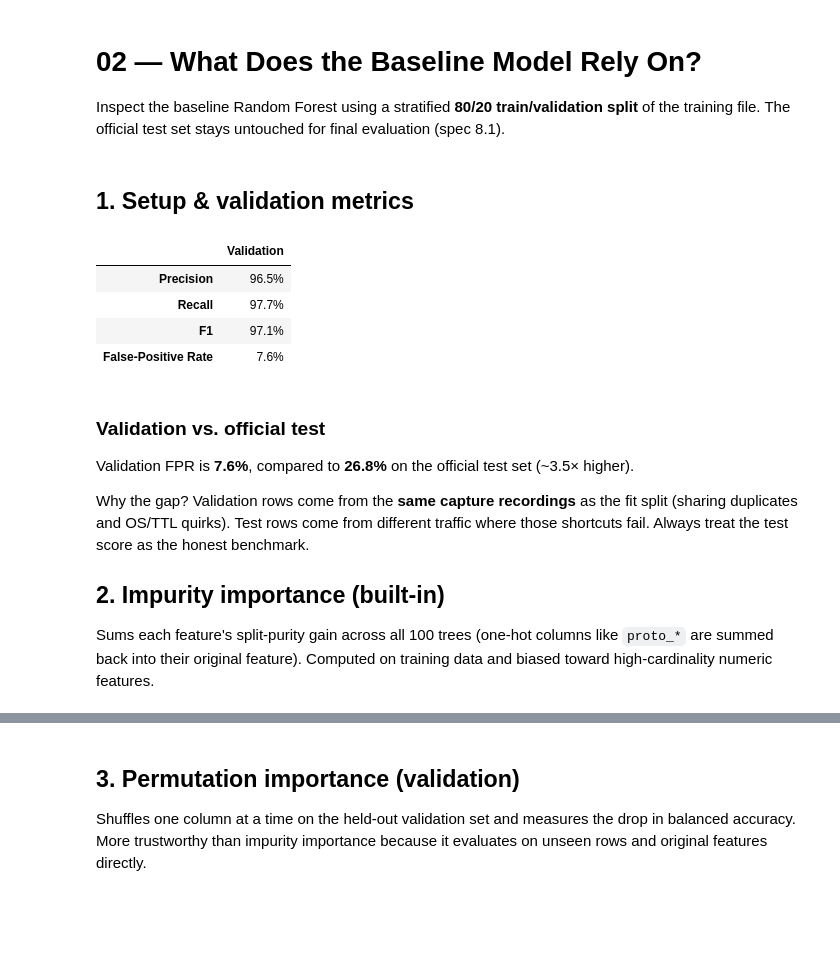
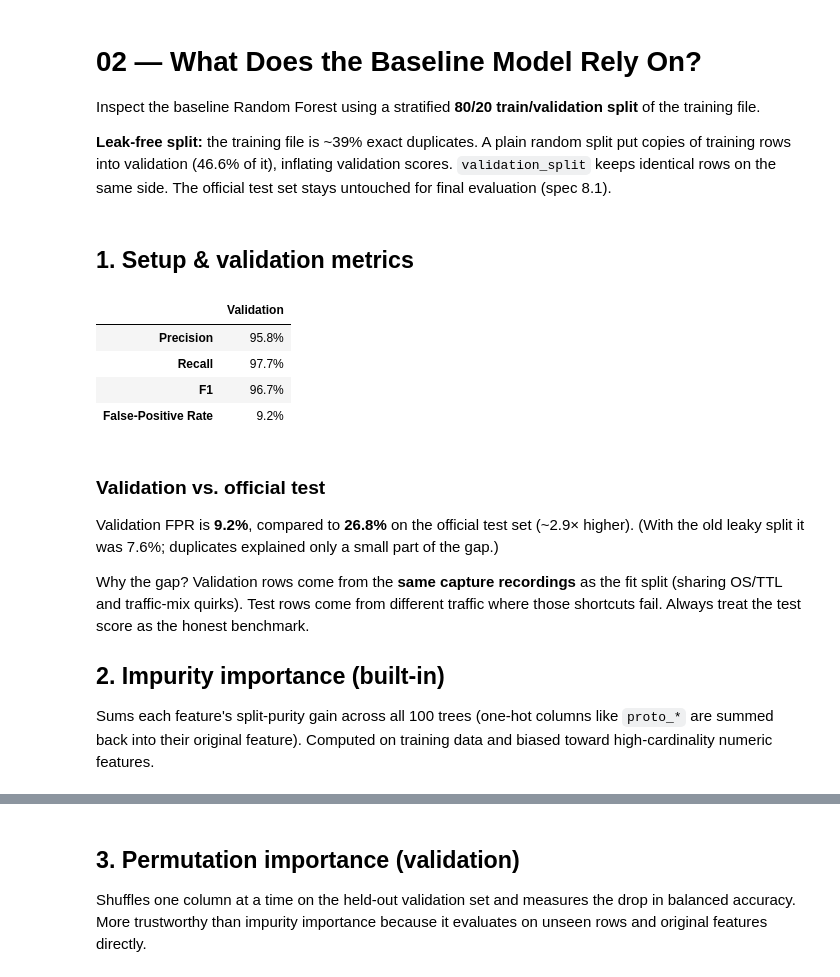
Before and after one commit to Abdullah-AboOun/CyberShield, a Jupyter notebook: notebooks/02_model_insights.ipynb, the cells around one changed output, grey strips where cells are left out. Saved outputs shown, nothing was run; the diff lists cells and outputs as text; code cells hidden in the pictures; blank space fills up the shorter version.

```diff
--- a/notebooks/02_model_insights.ipynb
+++ b/notebooks/02_model_insights.ipynb
@@ -1,52 +1,51 @@
 # %% [markdown]
 # 02 — What Does the Baseline Model Rely On?
 
-Inspect the baseline Random Forest using a stratified **80/20 train/validation split** of the training file. The official test set stays untouched for final evaluation (spec 8.1).
+Inspect the baseline Random Forest using a stratified **80/20 train/validation split** of the training file.
+
+**Leak-free split:** the training file is ~39% exact duplicates. A plain random split put copies of training rows into validation (46.6% of it), inflating validation scores. `validation_split` keeps identical rows on the same side. The official test set stays untouched for final evaluation (spec 8.1).
 # %% [markdown]
 ## 1. Setup & validation metrics
 # %%
 import matplotlib.pyplot as plt
 import pandas as pd
 from sklearn.inspection import permutation_importance
-from sklearn.model_selection import train_test_split
 
-from cybershield.ml.preprocessing import TRAIN_CSV, load_csv, split_xy
+from cybershield.ml.preprocessing import TRAIN_CSV, load_csv, split_xy, validation_split
 from cybershield.ml.train import SEED, build_model, evaluate
 
 COLOR = "#2a78d6"
 plt.rcParams.update({
     "axes.spines.top": False,
     "axes.spines.right": False,
     "axes.grid": True,
     "grid.alpha": 0.25,
 })
 
 X, y = split_xy(load_csv(TRAIN_CSV))
-X_fit, X_val, y_fit, y_val = train_test_split(
-    X, y, test_size=0.2, stratify=y, random_state=SEED
-)
+X_fit, X_val, y_fit, y_val = validation_split(X, y)
 
 model = build_model().fit(X_fit, y_fit)
 val = evaluate(y_val, model.predict(X_val))
 
 metrics = pd.Series({
     "Precision": val["precision"],
     "Recall": val["recall"],
     "F1": val["f1"],
     "False-Positive Rate": val["false_positive_rate"],
 }, name="Validation")
 metrics.to_frame().style.format("{:.1%}")
 # %% [output]
 |  | Validation |
-| Precision | 96.5% |
+| Precision | 95.8% |
 | Recall | 97.7% |
-| F1 | 97.1% |
-| False-Positive Rate | 7.6% |
+| F1 | 96.7% |
+| False-Positive Rate | 9.2% |
 # %% [markdown]
 ### Validation vs. official test
-Validation FPR is **7.6%**, compared to **26.8%** on the official test set (~3.5× higher).
+Validation FPR is **9.2%**, compared to **26.8%** on the official test set (~2.9× higher). (With the old leaky split it was 7.6%; duplicates explained only a small part of the gap.)
 
-Why the gap? Validation rows come from the **same capture recordings** as the fit split (sharing duplicates and OS/TTL quirks). Test rows come from different traffic where those shortcuts fail. Always treat the test score as the honest benchmark.
+Why the gap? Validation rows come from the **same capture recordings** as the fit split (sharing OS/TTL and traffic-mix quirks). Test rows come from different traffic where those shortcuts fail. Always treat the test score as the honest benchmark.
 
 ## 2. Impurity importance (built-in)
 Sums each feature's split-purity gain across all 100 trees (one-hot columns like `proto_*` are summed back into their original feature). Computed on training data and biased toward high-cardinality numeric features.
```
Also changed, not shown: parts of 3 cells of this notebook, 5 other files.
